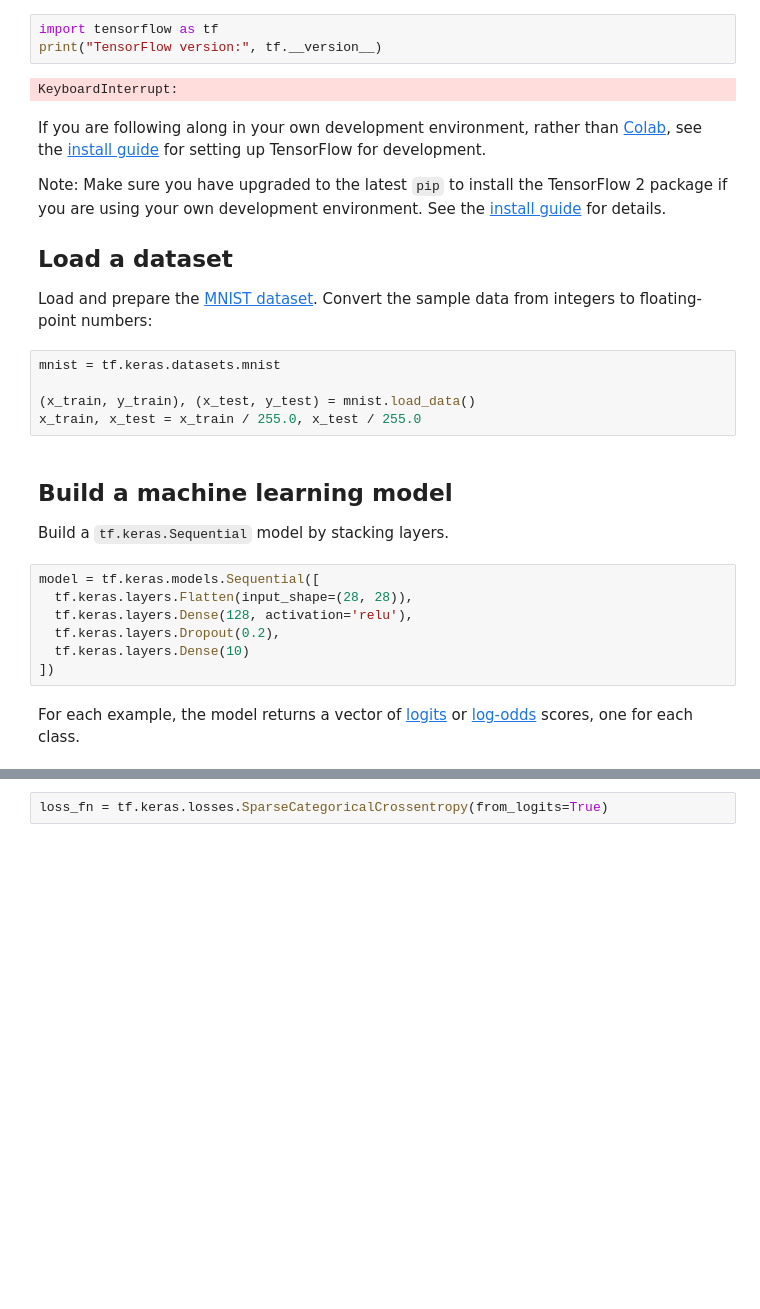
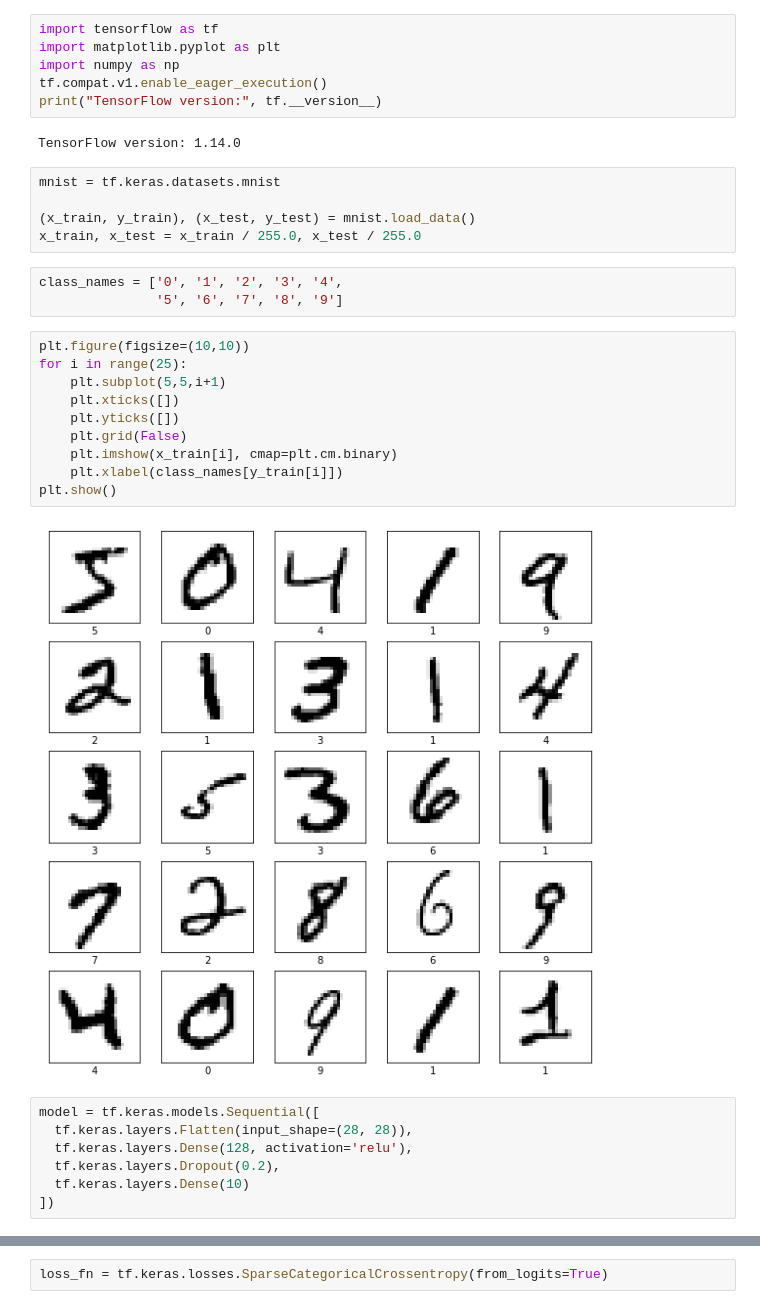
Before and after one commit to lp02781/digits_recognitions, a Jupyter notebook: beginner.ipynb, the cells around one changed output, grey strips where cells are left out. Cells and saved outputs as stored; diff of their text form; blank space fills up the shorter version.

```diff
--- a/beginner.ipynb
+++ b/beginner.ipynb
@@ -48,25 +1,31 @@ Import TensorFlow into your program to get started:
 # %%
 import tensorflow as tf
+import matplotlib.pyplot as plt
+import numpy as np
+tf.compat.v1.enable_eager_execution()
 print("TensorFlow version:", tf.__version__)
 # %% [output]
-KeyboardInterrupt:
+TensorFlow version: 1.14.0
-# %% [markdown]
-If you are following along in your own development environment, rather than [Colab](https://colab.research.google.com/github/tensorflow/docs/blob/master/site/en/tutorials/quickstart/beginner.ipynb), see the [install guide](https://www.tensorflow.org/install) for setting up TensorFlow for development.
-
-Note: Make sure you have upgraded to the latest `pip` to install the TensorFlow 2 package if you are using your own development environment. See the [install guide](https://www.tensorflow.org/install) for details.
-
-## Load a dataset
-
-Load and prepare the [MNIST dataset](http://yann.lecun.com/exdb/mnist/). Convert the sample data from integers to floating-point numbers:
 # %%
 mnist = tf.keras.datasets.mnist
 
 (x_train, y_train), (x_test, y_test) = mnist.load_data()
 x_train, x_test = x_train / 255.0, x_test / 255.0
-# %% [markdown]
-## Build a machine learning model
-
-Build a `tf.keras.Sequential` model by stacking layers.
+# %%
+class_names = ['0', '1', '2', '3', '4',
+               '5', '6', '7', '8', '9']
+# %%
+plt.figure(figsize=(10,10))
+for i in range(25):
+    plt.subplot(5,5,i+1)
+    plt.xticks([])
+    plt.yticks([])
+    plt.grid(False)
+    plt.imshow(x_train[i], cmap=plt.cm.binary)
+    plt.xlabel(class_names[y_train[i]])
+plt.show()
+# %% [output]
+[figure, added]
 # %%
 model = tf.keras.models.Sequential([
   tf.keras.layers.Flatten(input_shape=(28, 28)),
@@ -74,8 +33,6 @@ model = tf.keras.models.Sequential([
   tf.keras.layers.Dropout(0.2),
   tf.keras.layers.Dense(10)
 ])
-# %% [markdown]
-For each example, the model returns a vector of [logits](https://developers.google.com/machine-learning/glossary#logits) or [log-odds](https://developers.google.com/machine-learning/glossary#log-odds) scores, one for each class.
 # %%
 predictions = model(x_train[:1]).numpy()
 predictions
```
Also changed, not shown: parts of 33 cells of this notebook, 5 other files.
